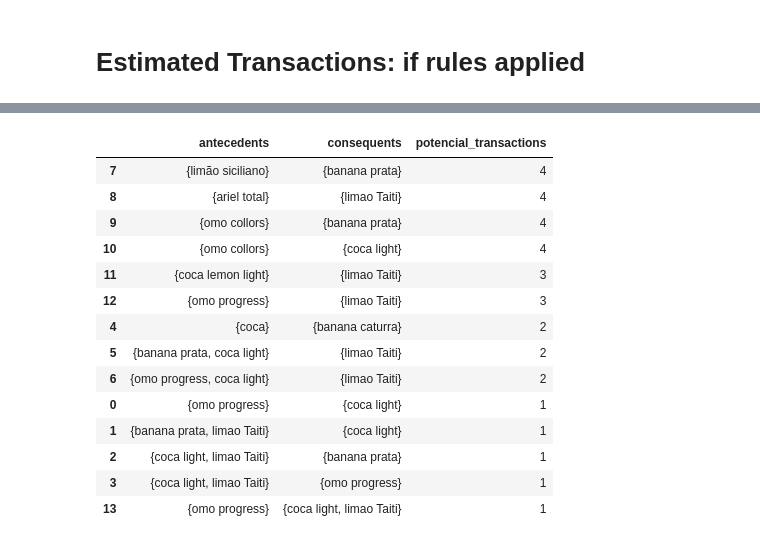
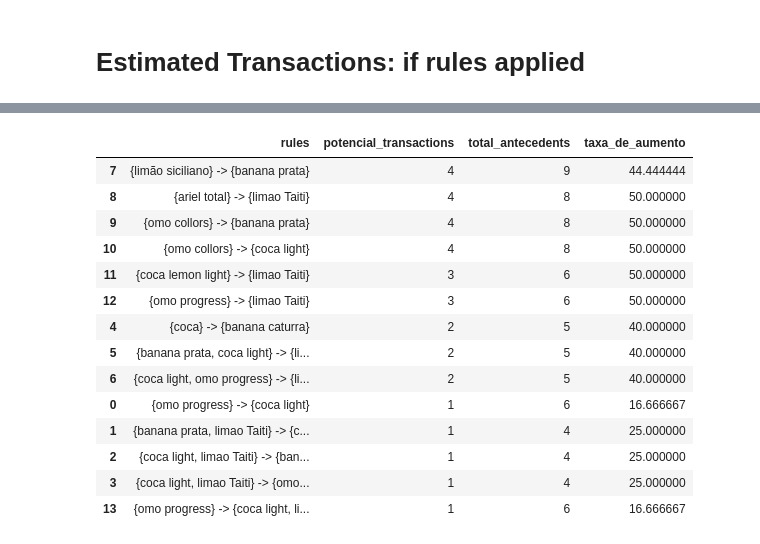
Before and after one commit to AnnaPaulaFigueiredo/supermarket_basket_analysis, a Jupyter notebook: code/analysis.ipynb, the cells around one changed output, grey strips where cells are left out. Drawn from its saved outputs; the diff is of its cells as text; code cells hidden in the pictures.

```diff
--- a/code/analysis.ipynb
+++ b/code/analysis.ipynb
@@ -83,8 +83,9 @@ def calculate_potential_transactions_in_rules(df_rules:pd.DataFrame, df_descript
         false_con = df_description[df_description[c] == 0].dropna(subset=c).index.to_list()
 
         potencial = df_description[df_description.index.isin(true_ant) & df_description.index.isin(false_con)].index.nunique()
+        tot_ant = df_description[df_description.index.isin(true_ant)].index.nunique()
 
-        result.append({'antecedents':a, 'consequents':c, 'potencial_transactions':potencial})
+        result.append({'antecedents':a, 'consequents':c, 'potencial_transactions':potencial, 'total_antecedents': tot_ant })
 
     return pd.DataFrame(result)
 
@@ -588,0 +568,3 @@ result_potencial
+# %%
+result_potencial['taxa_de_aumento'] = (result_potencial['potencial_transactions'] * 100) / result_potencial['total_antecedents']
+result_potencial
@@ -589,22 +587,24 @@ result_potencial
 # %%
 result_potencial = result_potencial.astype({'antecedents':str, 'consequents':str})
 
 result_potencial.antecedents = result_potencial.antecedents.apply( lambda x: treat_string(x) )
 result_potencial.consequents = result_potencial.consequents.apply( lambda x: treat_string(x) )
-result_potencial
+
+result_potencial['rules'] = result_potencial['antecedents'] + " -> " + result_potencial['consequents']
+result_potencial[['rules', 'potencial_transactions', 'total_antecedents', 'taxa_de_aumento' ]]
 # %% [output]
-|  | antecedents | consequents | potencial_transactions |
-| 7 | {limão siciliano} | {banana prata} | 4 |
-| 8 | {ariel total} | {limao Taiti} | 4 |
-| 9 | {omo collors} | {banana prata} | 4 |
-| 10 | {omo collors} | {coca light} | 4 |
-| 11 | {coca lemon light} | {limao Taiti} | 3 |
-| 12 | {omo progress} | {limao Taiti} | 3 |
-| 4 | {coca} | {banana caturra} | 2 |
-| 5 | {banana prata, coca light} | {limao Taiti} | 2 |
-| 6 | {omo progress, coca light} | {limao Taiti} | 2 |
-| 0 | {omo progress} | {coca light} | 1 |
-| 1 | {banana prata, limao Taiti} | {coca light} | 1 |
-| 2 | {coca light, limao Taiti} | {banana prata} | 1 |
-| 3 | {coca light, limao Taiti} | {omo progress} | 1 |
-| 13 | {omo progress} | {coca light, limao Taiti} | 1 |
+|  | rules | potencial_transactions | total_antecedents | taxa_de_aumento |
+| 7 | {limão siciliano} -> {banana prata} | 4 | 9 | 44.444444 |
+| 8 | {ariel total} -> {limao Taiti} | 4 | 8 | 50.000000 |
+| 9 | {omo collors} -> {banana prata} | 4 | 8 | 50.000000 |
+| 10 | {omo collors} -> {coca light} | 4 | 8 | 50.000000 |
+| 11 | {coca lemon light} -> {limao Taiti} | 3 | 6 | 50.000000 |
+| 12 | {omo progress} -> {limao Taiti} | 3 | 6 | 50.000000 |
+| 4 | {coca} -> {banana caturra} | 2 | 5 | 40.000000 |
+| 5 | {banana prata, coca light} -> {li... | 2 | 5 | 40.000000 |
+| 6 | {coca light, omo progress} -> {li... | 2 | 5 | 40.000000 |
+| 0 | {omo progress} -> {coca light} | 1 | 6 | 16.666667 |
+| 1 | {banana prata, limao Taiti} -> {c... | 1 | 4 | 25.000000 |
+| 2 | {coca light, limao Taiti} -> {ban... | 1 | 4 | 25.000000 |
+| 3 | {coca light, limao Taiti} -> {omo... | 1 | 4 | 25.000000 |
+| 13 | {omo progress} -> {coca light, li... | 1 | 6 | 16.666667 |
```
Also changed, not shown: parts of 34 cells of this notebook.
